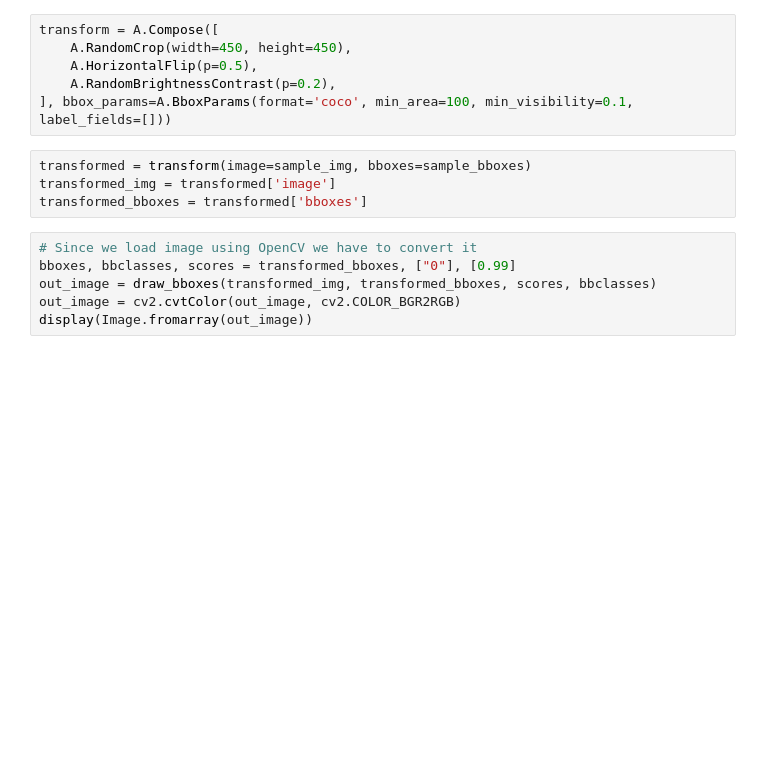
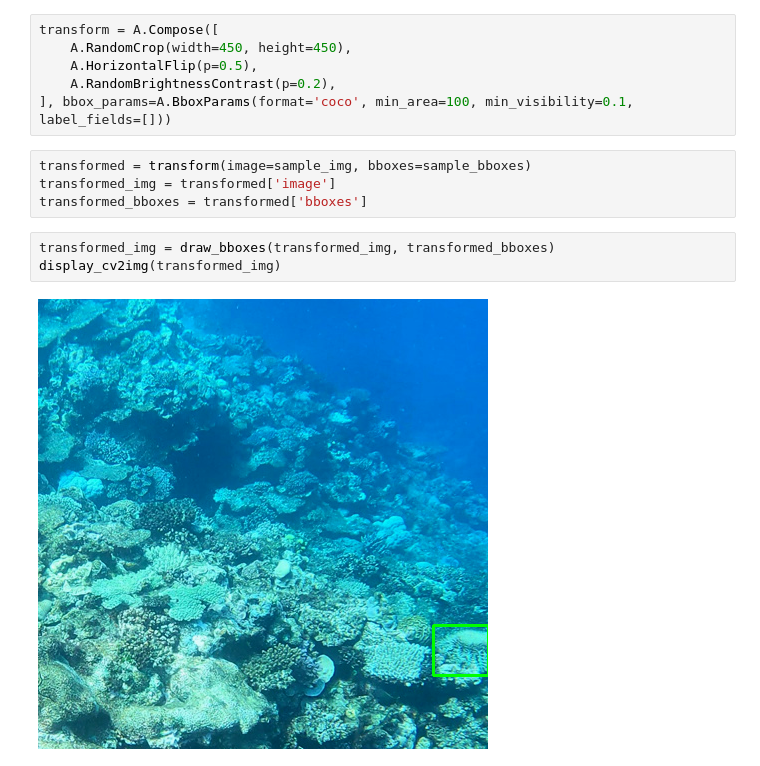
Before and after one commit to osaryo127/tensorflow-great-barrier-reef, a Jupyter notebook: notebook/visible_image.ipynb, the cells around one changed output. Cells and saved outputs as stored; diff of their text form; blank space fills up the shorter version.

```diff
--- a/notebook/visible_image.ipynb
+++ b/notebook/visible_image.ipynb
@@ -103,11 +140,10 @@ transform = A.Compose([
 transformed = transform(image=sample_img, bboxes=sample_bboxes)
 transformed_img = transformed['image']
 transformed_bboxes = transformed['bboxes']
-# %%
-# Since we load image using OpenCV we have to convert it
-bboxes, bbclasses, scores = transformed_bboxes, ["0"], [0.99]
-out_image = draw_bboxes(transformed_img, transformed_bboxes, scores, bbclasses)
-out_image = cv2.cvtColor(out_image, cv2.COLOR_BGR2RGB)
-display(Image.fromarray(out_image))
+# %%
+transformed_img = draw_bboxes(transformed_img, transformed_bboxes)
+display_cv2img(transformed_img)
+# %% [output]
+[figure, added]
 # %%
 transformed_img.shape
```
Also changed, not shown: parts of 15 cells of this notebook.
